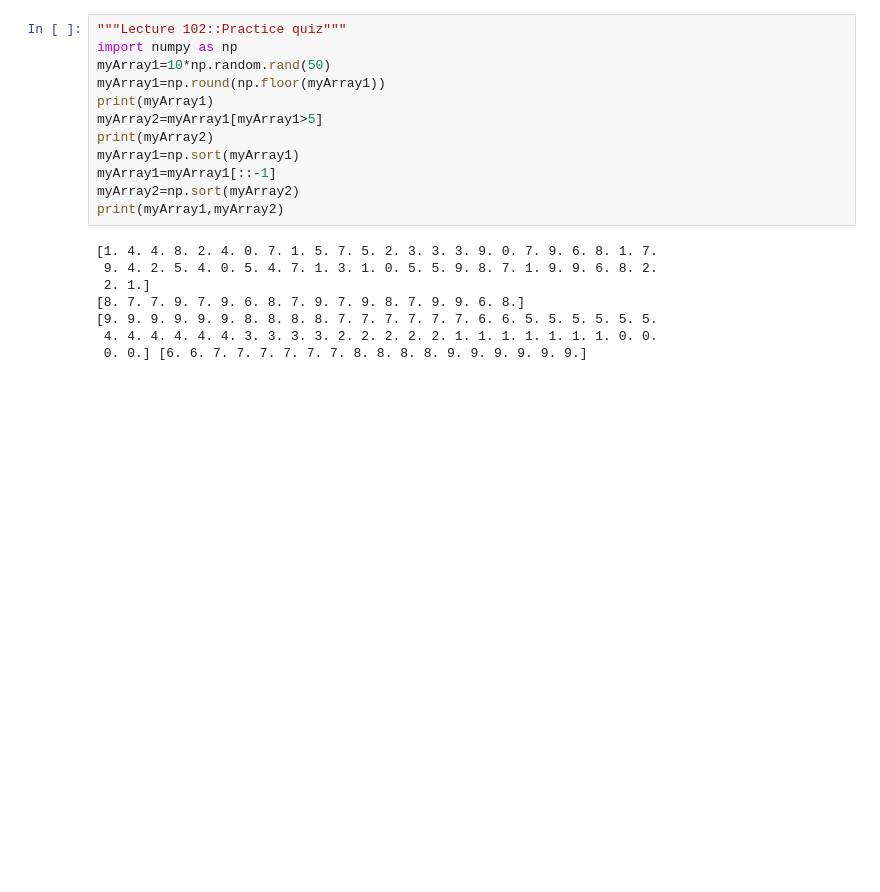
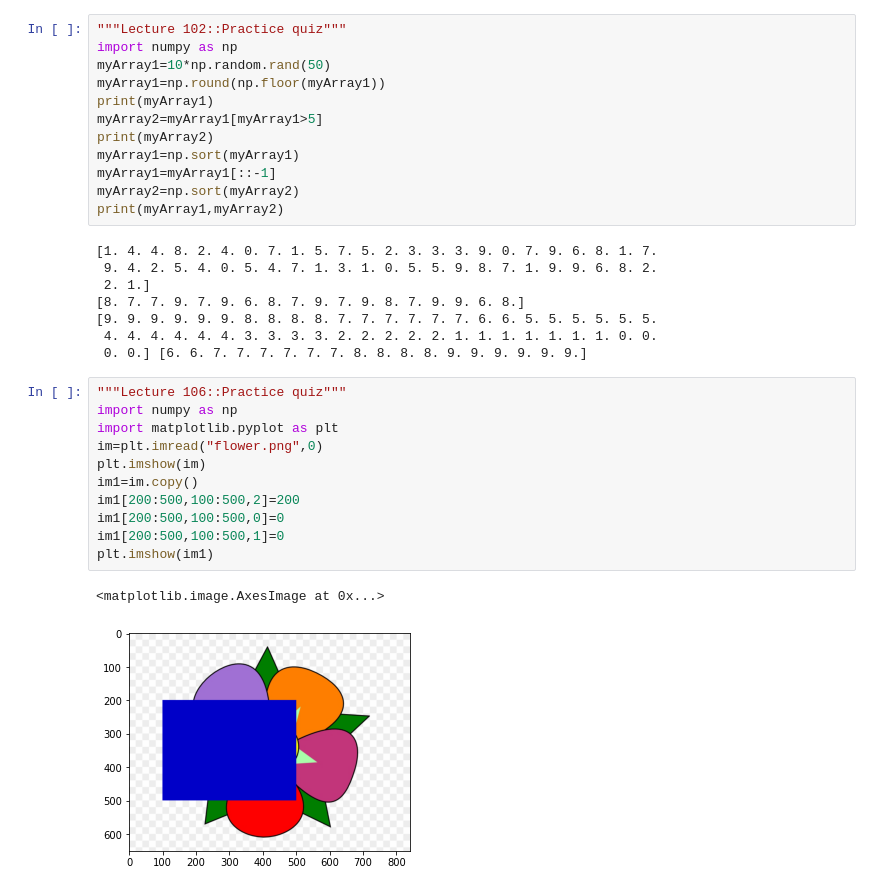
Before and after one commit to KARTIKEYgarg1/udemy-data-science-and-ml, a Jupyter notebook: Programs.ipynb, the cells around one changed output. Drawn from its saved outputs; the diff is of its cells as text; blank space fills up the shorter version.

```diff
--- a/Programs.ipynb
+++ b/Programs.ipynb
@@ -157,3 +157,17 @@ print(myArray1,myArray2)
 [9. 9. 9. 9. 9. 9. 8. 8. 8. 8. 7. 7. 7. 7. 7. 7. 6. 6. 5. 5. 5. 5. 5. 5.
  4. 4. 4. 4. 4. 4. 3. 3. 3. 3. 2. 2. 2. 2. 2. 1. 1. 1. 1. 1. 1. 1. 0. 0.
  0. 0.] [6. 6. 7. 7. 7. 7. 7. 7. 8. 8. 8. 8. 9. 9. 9. 9. 9. 9.]
+# %%
+"""Lecture 106::Practice quiz"""
+import numpy as np
+import matplotlib.pyplot as plt
+im=plt.imread("flower.png",0)
+plt.imshow(im)
+im1=im.copy()
+im1[200:500,100:500,2]=200
+im1[200:500,100:500,0]=0
+im1[200:500,100:500,1]=0
+plt.imshow(im1)
+# %% [output]
+<matplotlib.image.AxesImage at 0x...>
+[figure, added]
```
